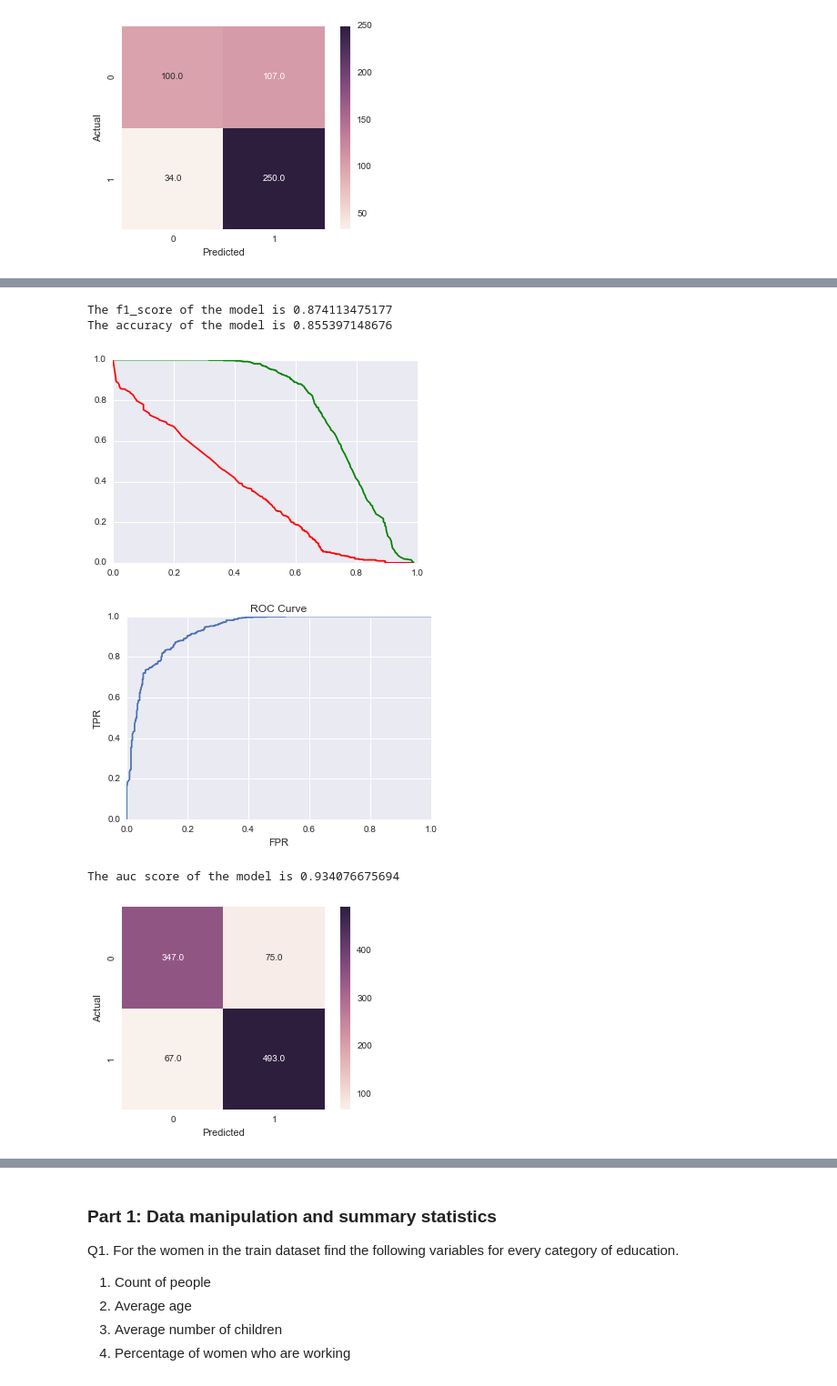
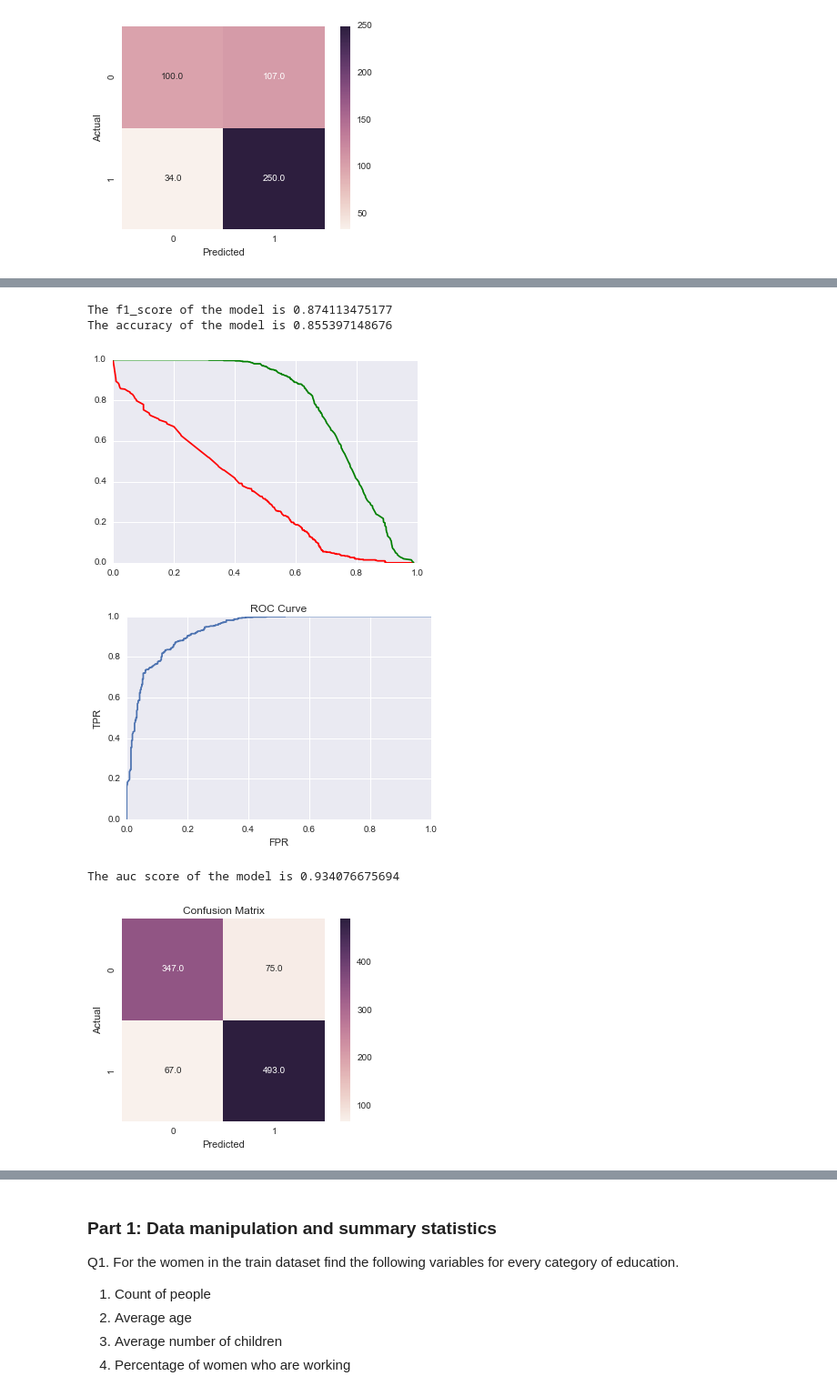
Before and after one commit to gauravowlcity/Predicting-_Voting_Pattern_of_Women_voters, a Jupyter notebook: FinalModel_python.ipynb, the cells around one changed output, grey strips where cells are left out. Shown at 91% size. Cells and saved outputs as stored; diff of their text form; code cells hidden in the pictures.

```diff
--- a/FinalModel_python.ipynb
+++ b/FinalModel_python.ipynb
@@ -206,33 +234,35 @@ lr.fit(train[features],train[target])
 predictions=lr.predict(train[features])
 prob=lr.predict_proba(train[features])
 predictions=[]
+# We try to inc the threhold to reduce the fpr
 for i in prob[:,1]:
     if i>=0.615:
         predictions.append(1)
     else:
         predictions.append(0)
 print('The f1_score of the model is',f1_score(predictions,train[target]))
 print('The accuracy of the model is',metrics.accuracy_score(train[target],predictions))
 fpr,tpr,threshold=metrics.roc_curve(train[target],prob[:,1])
 plt.plot(threshold,fpr,c='r')
 plt.plot(threshold,tpr,c='g')
 plt.show()
 plt.plot(fpr,tpr)
 plt.xlabel('FPR')
 plt.ylabel('TPR')
 plt.title("ROC Curve")
 plt.show()
 print('The auc score of the model is',metrics.roc_auc_score(train[target], prob[:,1]))
 cm=metrics.confusion_matrix(train[target],predictions)
 sns.heatmap(cm,square=True,annot=True,fmt='.1f')
 plt.xlabel('Predicted')
 plt.ylabel('Actual')
+plt.title("Confusion Matrix")
 plt.show()
 # %% [output]
 The f1_score of the model is 0.874113475177
 The accuracy of the model is 0.855397148676
 [figure]
 [figure]
 The auc score of the model is 0.934076675694
-[figure, old version]
+[figure, new version]
 # %% [markdown]
```
Also changed, not shown: parts of 25 cells of this notebook.
